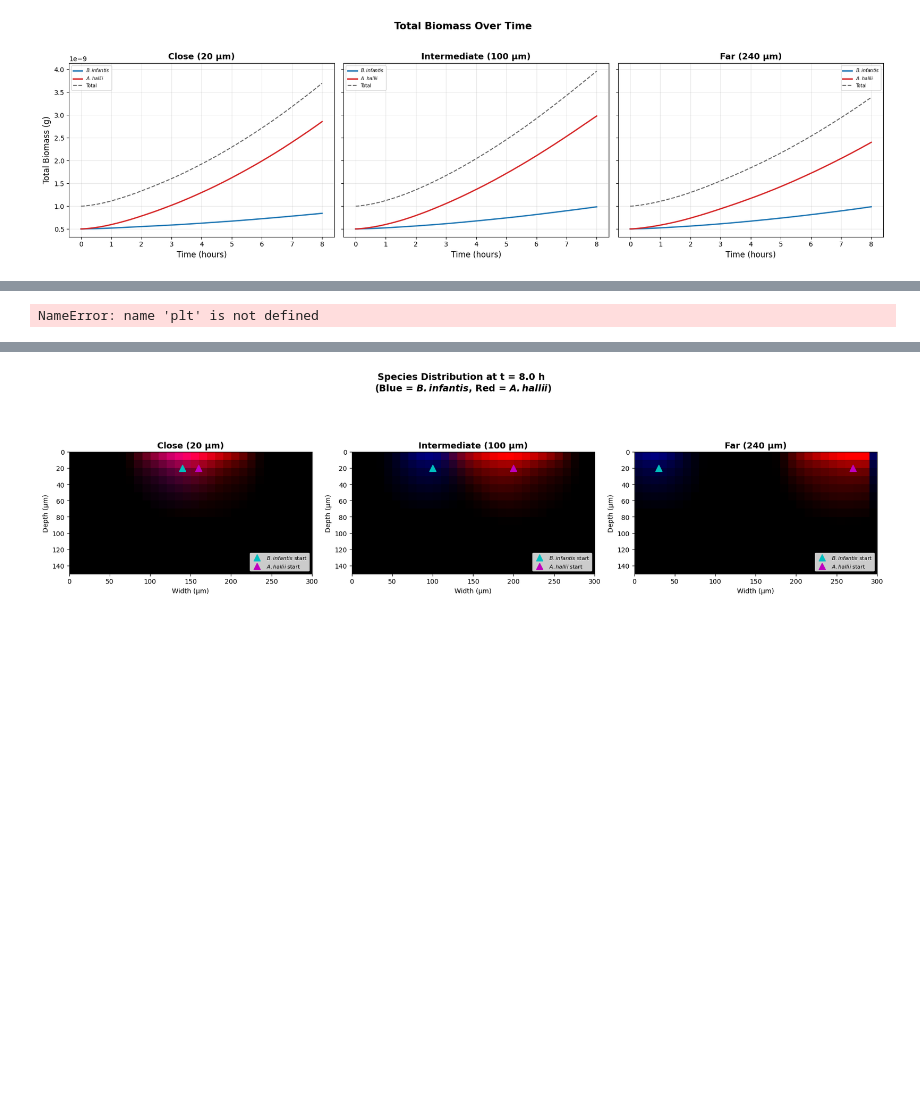
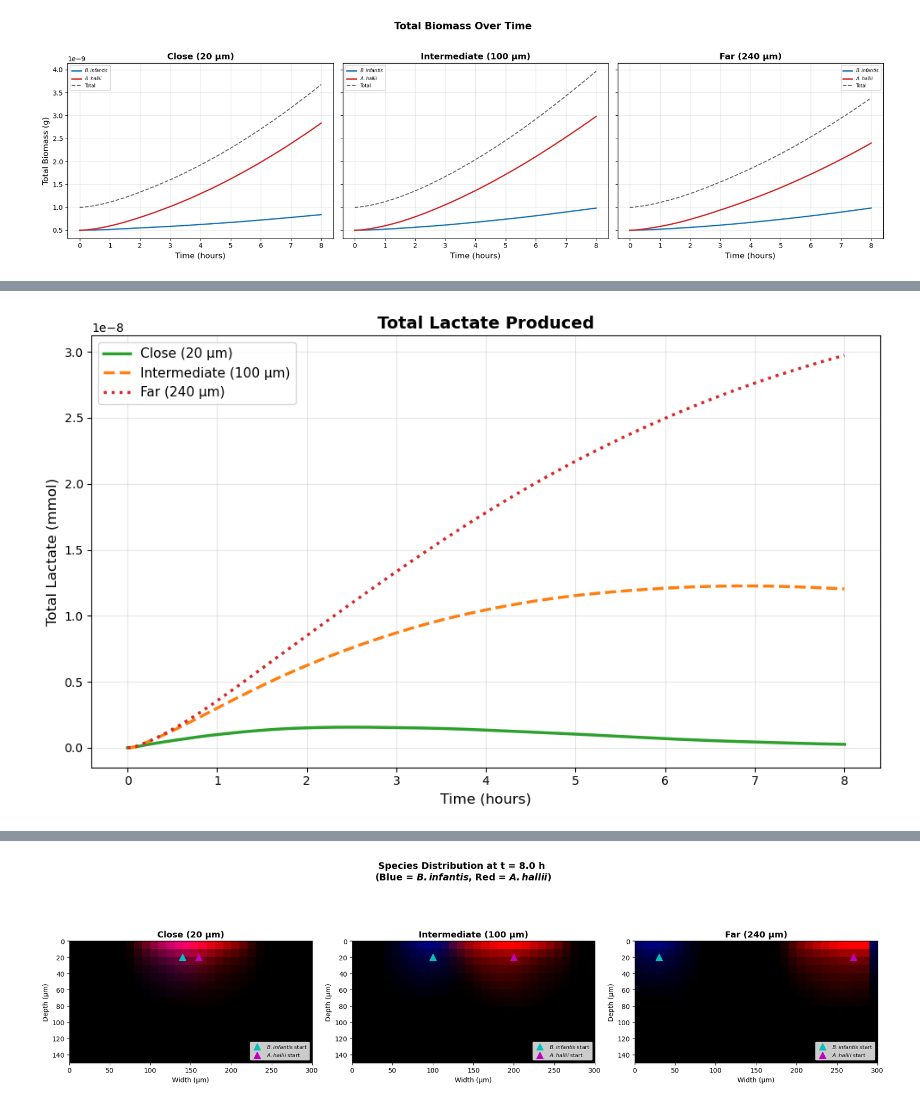
Before and after one commit to m-3-lab/SpatialFBAExample, a Jupyter notebook: Paper Code/3_3_2_Spatial.ipynb, the cells around one changed output, grey strips where cells are left out. Cells and saved outputs as stored; diff of their text form; code cells hidden in the pictures; blank space fills up the shorter version.

```diff
--- a/Paper Code/3_3_2_Spatial.ipynb
+++ b/Paper Code/3_3_2_Spatial.ipynb
@@ -417,33 +421,33 @@ plt.show()
 # %%
 # Total lactate
 
 fig, ax = plt.subplots(figsize=(10, 6))
 
 line_styles = ['-', '--', ':']
 scenario_colors = ['#2ca02c', '#ff7f0e', '#d62728']
 
 for i, name in enumerate(scenario_names):
     sim = results[name]
     bio = sim.total_biomass
     logged_cycles = bio['cycle'].values
     time_h = logged_cycles * TIME_STEP
 
     # extract sum of met conc across grid per cycle
-    total_lactate = sim.get_metabolite_timeseries(upper_threshold=1e12)['lac_L[e]'].values
+    total_lactate = sim.get_metabolite_time_series(upper_threshold=1e12)['lac_L[e]'].values
 
     ax.plot(time_h, total_lactate, color=scenario_colors[i], linewidth=2.5,
             linestyle=line_styles[i], label=name)
 
 ax.set_xlabel('Time (hours)', fontsize=12)
 ax.set_ylabel('Total Lactate (mmol)', fontsize=12)
 ax.set_title('Total Lactate Produced', fontsize=14, fontweight='bold')
 ax.legend(fontsize=11)
 ax.grid(True, alpha=0.3)
 plt.tight_layout()
 #plt.savefig('lactate_comparison.png', dpi=150, bbox_inches='tight')
 plt.show()
 # %% [output]
-NameError: name 'plt' is not defined
+[figure, added]
 # %%
 # # Total Glucose Consumed
 
```
Also changed, not shown: parts of 8 cells of this notebook, 3 other files.
